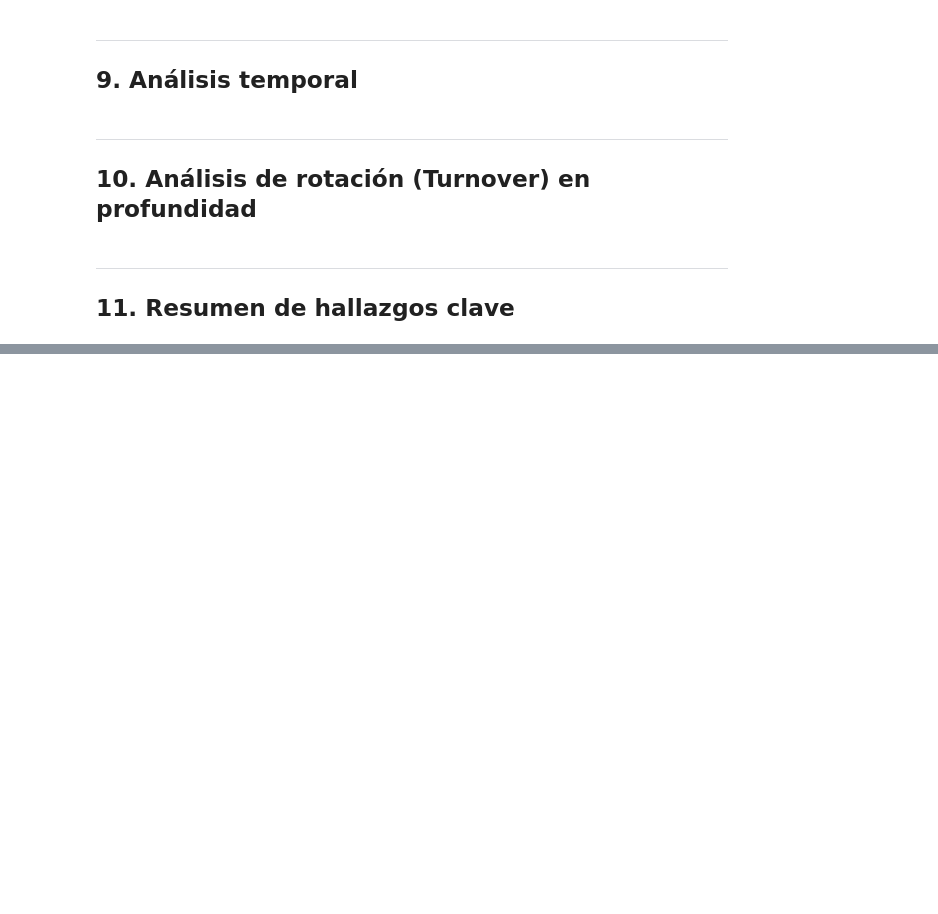
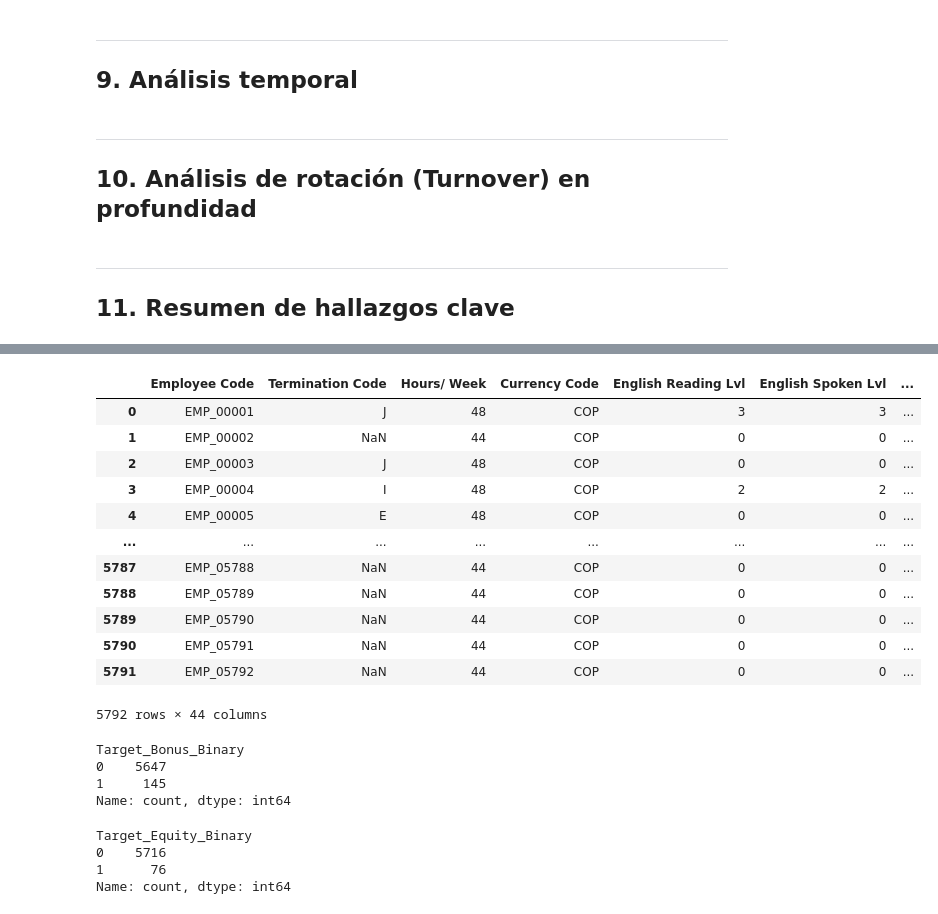
Before and after one commit to karenduque0411/tesis_maestria, a Jupyter notebook: notebooks/00-eda.ipynb, the cells around one changed output, grey strips where cells are left out. Cells and saved outputs as stored; diff of their text form; code cells hidden in the pictures; blank space fills up the shorter version.

```diff
--- a/notebooks/00-eda.ipynb
+++ b/notebooks/00-eda.ipynb
@@ -1328,0 +1702,30 @@ df["Target_Equity_Binary"] = (df["Target Equity %"] > 0).astype(int)
+# %%
+df
+# %% [output]
+|  | Employee Code | Termination Code | Hours/ Week | Currency Code | English Reading Lvl | English Spoken Lvl | ... |
+| 0 | EMP_00001 | J | 48 | COP | 3 | 3 | ... |
+| 1 | EMP_00002 | NaN | 44 | COP | 0 | 0 | ... |
+| 2 | EMP_00003 | J | 48 | COP | 0 | 0 | ... |
+| 3 | EMP_00004 | I | 48 | COP | 2 | 2 | ... |
+| 4 | EMP_00005 | E | 48 | COP | 0 | 0 | ... |
+| ... | ... | ... | ... | ... | ... | ... | ... |
+| 5787 | EMP_05788 | NaN | 44 | COP | 0 | 0 | ... |
+| 5788 | EMP_05789 | NaN | 44 | COP | 0 | 0 | ... |
+| 5789 | EMP_05790 | NaN | 44 | COP | 0 | 0 | ... |
+| 5790 | EMP_05791 | NaN | 44 | COP | 0 | 0 | ... |
+| 5791 | EMP_05792 | NaN | 44 | COP | 0 | 0 | ... |
+5792 rows × 44 columns
+# %%
+df["Target_Bonus_Binary"].value_counts()
+# %% [output]
+Target_Bonus_Binary
+0    5647
+1     145
+Name: count, dtype: int64
+# %%
+df["Target_Equity_Binary"].value_counts()
+# %% [output]
+Target_Equity_Binary
+0    5716
+1      76
+Name: count, dtype: int64
```
Also changed, not shown: parts of 36 cells of this notebook.
